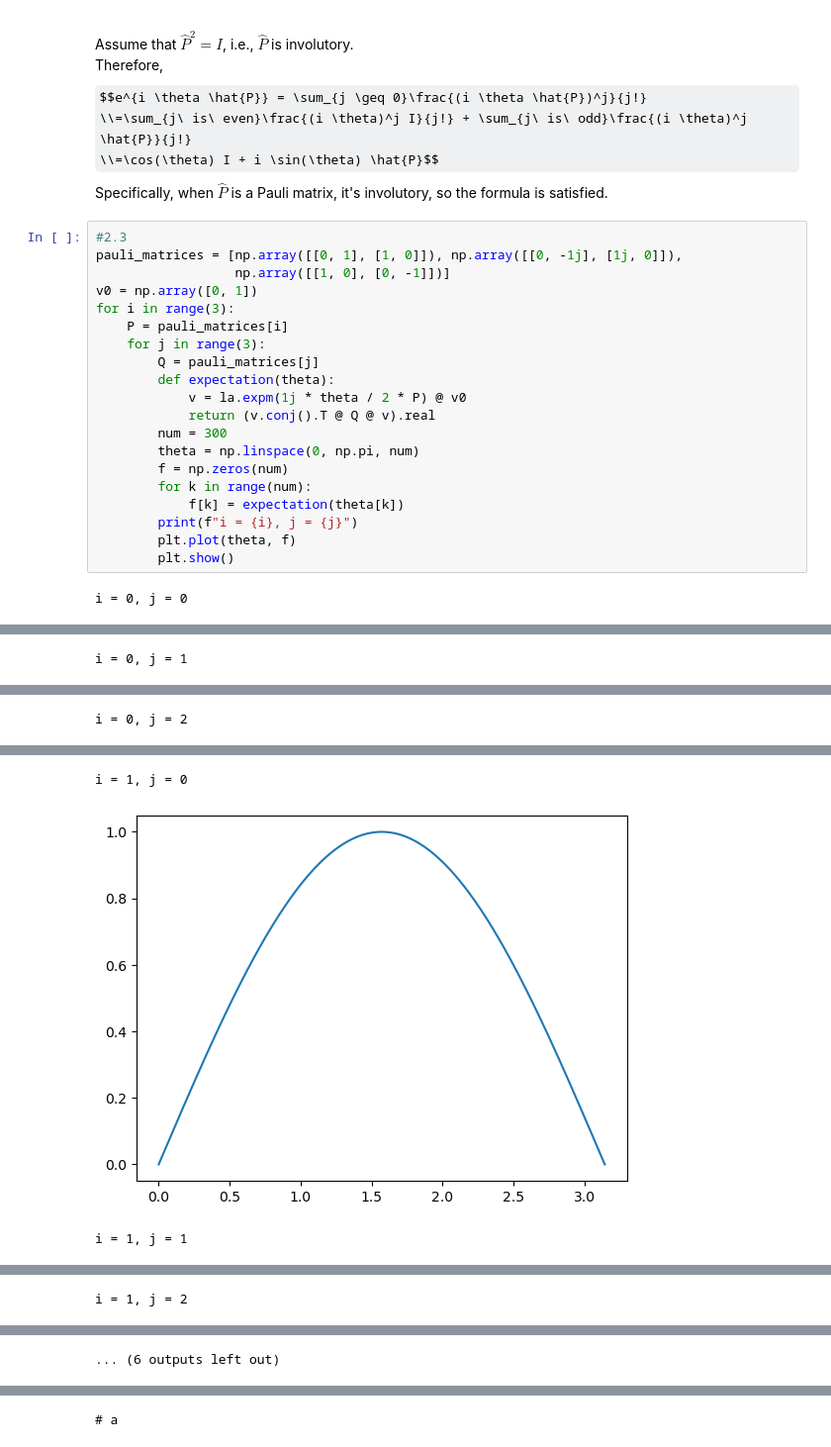
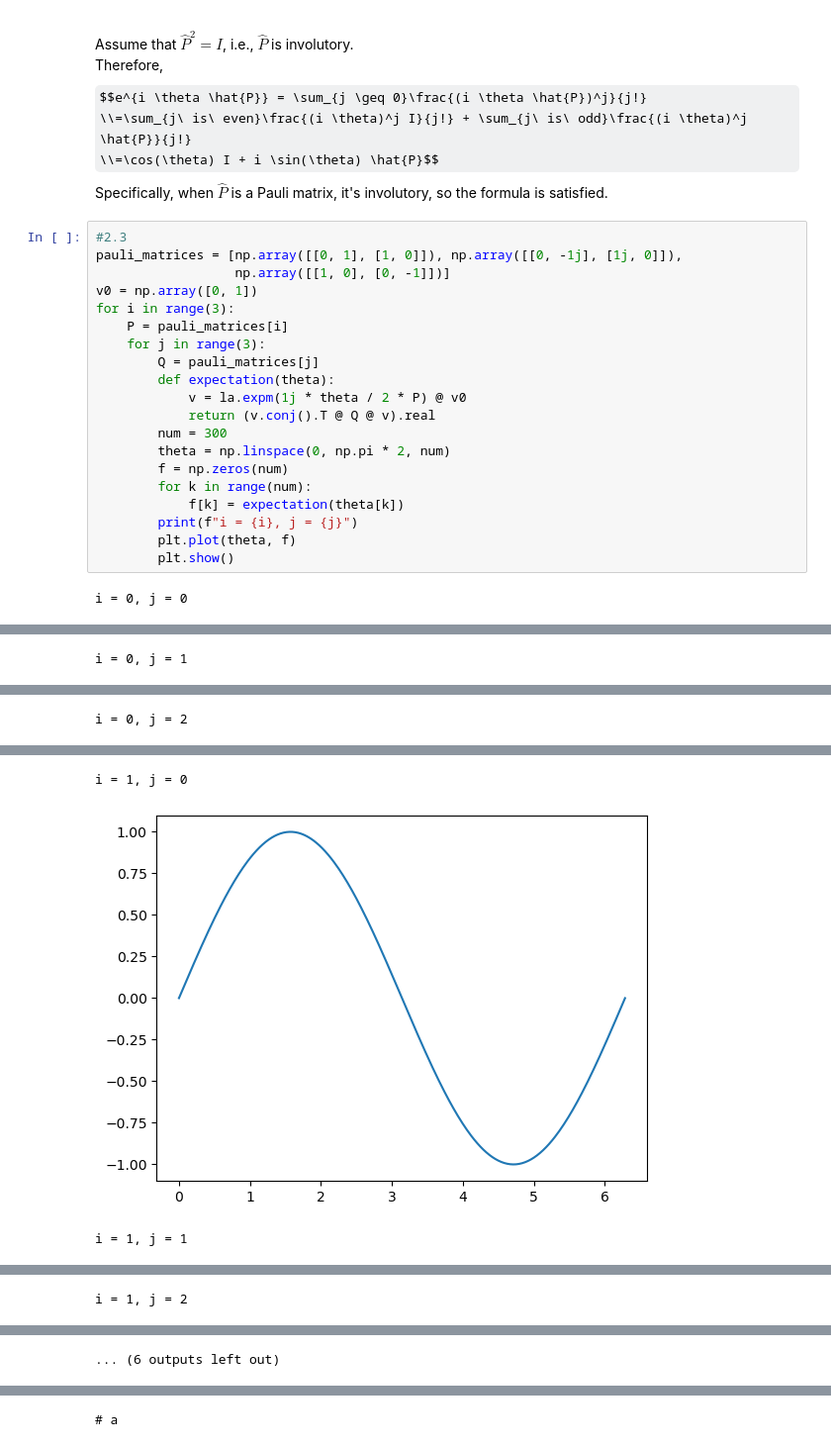
Before and after one commit to chenshi028/2024SparkPlan, a Jupyter notebook: 预习题目解答.ipynb, the cells around one changed output, grey strips where cells are left out. Shown: that part at 99% size. Saved outputs shown, nothing was run; the diff lists cells and outputs as text; some formulas as TeX source.

```diff
--- a/预习题目解答.ipynb
+++ b/预习题目解答.ipynb
@@ -77,7 +77,7 @@ for i in range(3):
             v = la.expm(1j * theta / 2 * P) @ v0
             return (v.conj().T @ Q @ v).real
         num = 300
-        theta = np.linspace(0, np.pi, num)
+        theta = np.linspace(0, np.pi * 2, num)
         f = np.zeros(num)
         for k in range(num):
             f[k] = expectation(theta[k])
@@ -94,3 +94,3 @@ i = 0, j = 2
 i = 1, j = 0
-[figure, old version]
+[figure, new version]
 i = 1, j = 1
```
Also changed, not shown: parts of 3 cells of this notebook.
